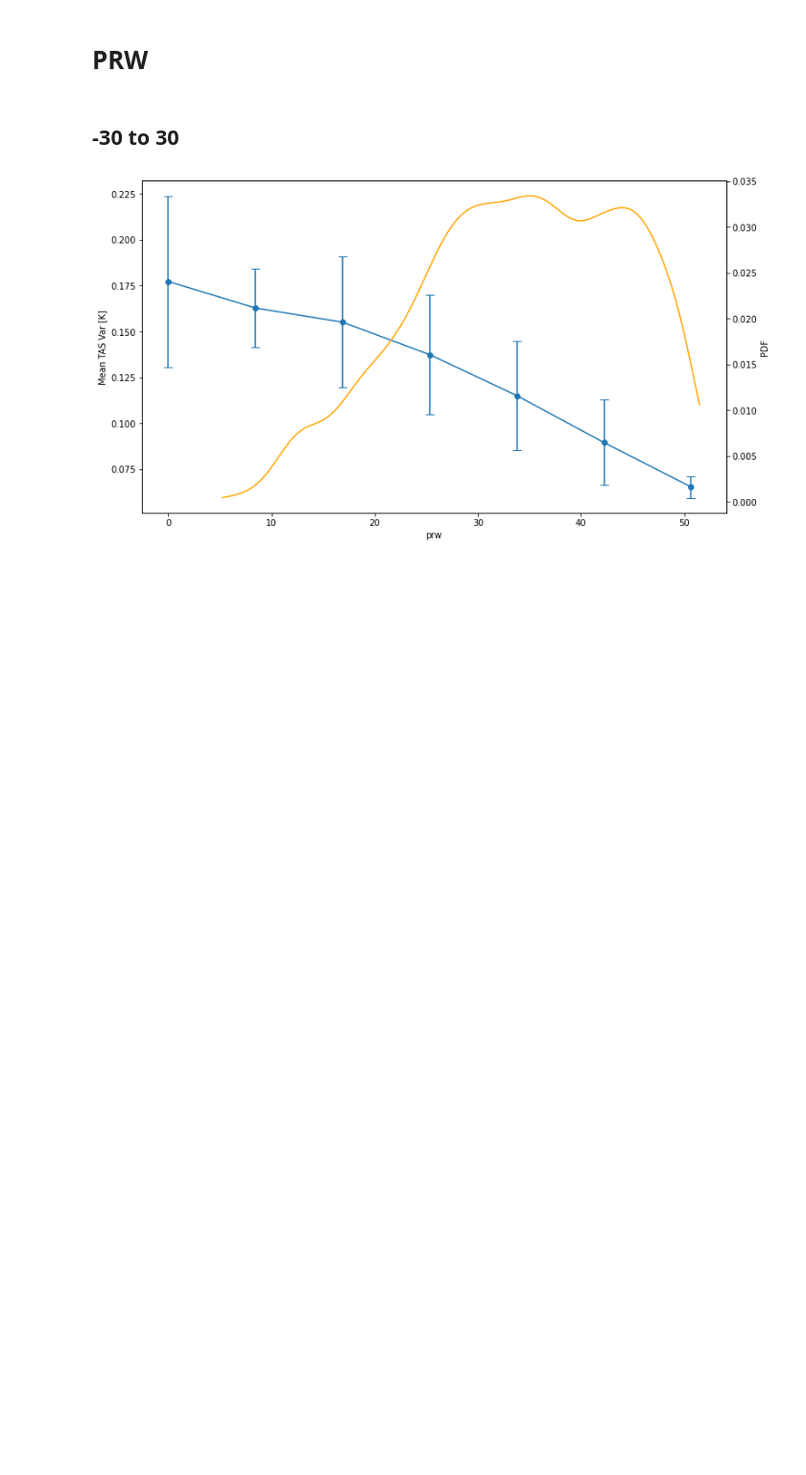
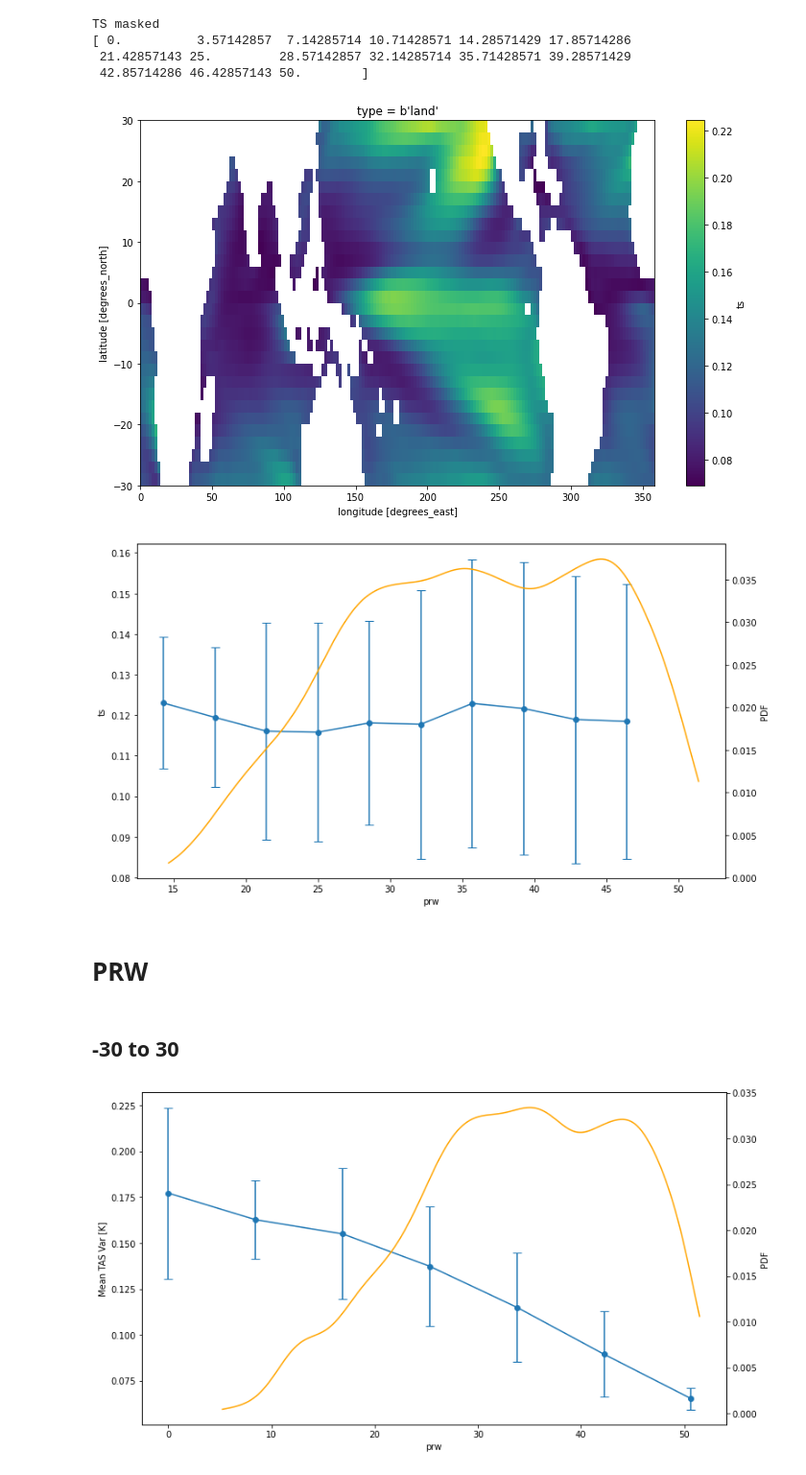
Before and after one commit to mailesasaki/cesmle_variability_analysis, a Jupyter notebook: TS_variability/bony_decomp_alt_binning.ipynb, the cells around one changed output. Shown at 96% size. Drawn from its saved outputs; the diff is of its cells as text; code cells hidden in the pictures; blank space fills up the shorter version.

```diff
--- a/TS_variability/bony_decomp_alt_binning.ipynb
+++ b/TS_variability/bony_decomp_alt_binning.ipynb
@@ -78,3 +94,13 @@ def binning(var,models,latrange,temp,varname,temp_type,mini,maxi):
+# %%
+# TS - mask < 2
+binning(prw_cont,models_prw_TS,30,ts_cont,'prw','ts',0,50)
+# %% [output]
+TS masked
+[ 0.          3.57142857  7.14285714 10.71428571 14.28571429 17.85714286
+ 21.42857143 25.         28.57142857 32.14285714 35.71428571 39.28571429
+ 42.85714286 46.42857143 50.        ]
+[figure, added]
+[figure, added]
 # %% [markdown]
 # PRW
 # %%
```
Also changed, not shown: parts of 6 cells of this notebook, 2 other files.
